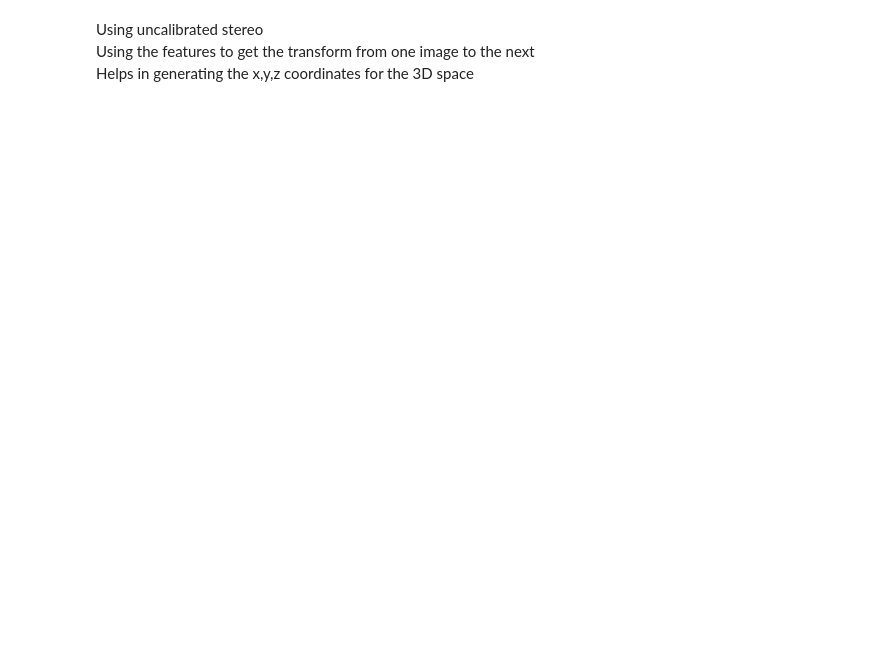
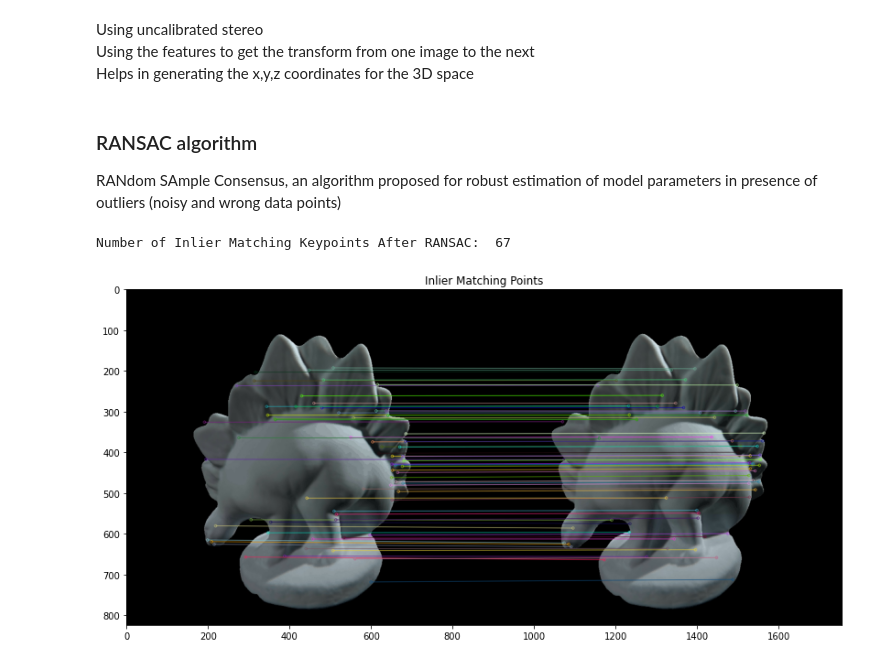
Before and after one commit to kaburia/3D-reconstruction, a Jupyter notebook: reconstruction_pipeline.ipynb, the cells around one changed output. Saved outputs shown, nothing was run; the diff lists cells and outputs as text; code cells hidden in the pictures; blank space fills up the shorter version.

Commit message:
RANSAC algorithm implementation

```diff
--- a/reconstruction_pipeline.ipynb
+++ b/reconstruction_pipeline.ipynb
@@ -127,3 +145,33 @@ Number of Matching Keypoints Between The Training And Query Images:  232
 Using uncalibrated stereo<br>
 Using the features to get the transform from one image to the next<br>
 Helps in generating the x,y,z coordinates for the 3D space<br>
+# %% [markdown]
+### RANSAC algorithm
+
+RANdom SAmple Consensus, an algorithm proposed for robust estimation of model parameters in presence of outliers (noisy and wrong data points)
+# %%
+# RANSAC to find the best homography
+src_pts = np.float32([kp1[m.queryIdx].pt for m in matches]).reshape(-1, 1, 2)
+dst_pts = np.float32([kp2[m.trainIdx].pt for m in matches]).reshape(-1, 1, 2)
+
+# RANSAC parameters
+ransac_reproj_threshold = 5.0  # Adjust this threshold according to your application
+
+# Find homography using RANSAC
+H, mask = cv2.findHomography(src_pts, dst_pts, cv2.RANSAC, ransac_reproj_threshold)
+
+# Apply the mask to get the inliers (good matches)
+inliers = [matches[i] for i in range(len(matches)) if mask[i] == 1]
+
+# Print total number of matching points between the training and query images after RANSAC
+print("\nNumber of Inlier Matching Keypoints After RANSAC: ", len(inliers))
+
+# Draw the inlier matches
+result_inliers = cv2.drawMatches(frame1, kp1, frame2, kp2, inliers, None, flags=2)
+
+plt.title('Inlier Matching Points')
+plt.imshow(result_inliers)
+plt.show()
+# %% [output]
+Number of Inlier Matching Keypoints After RANSAC:  67
+[figure, added]
```
Also changed, not shown: parts of 4 cells of this notebook.
